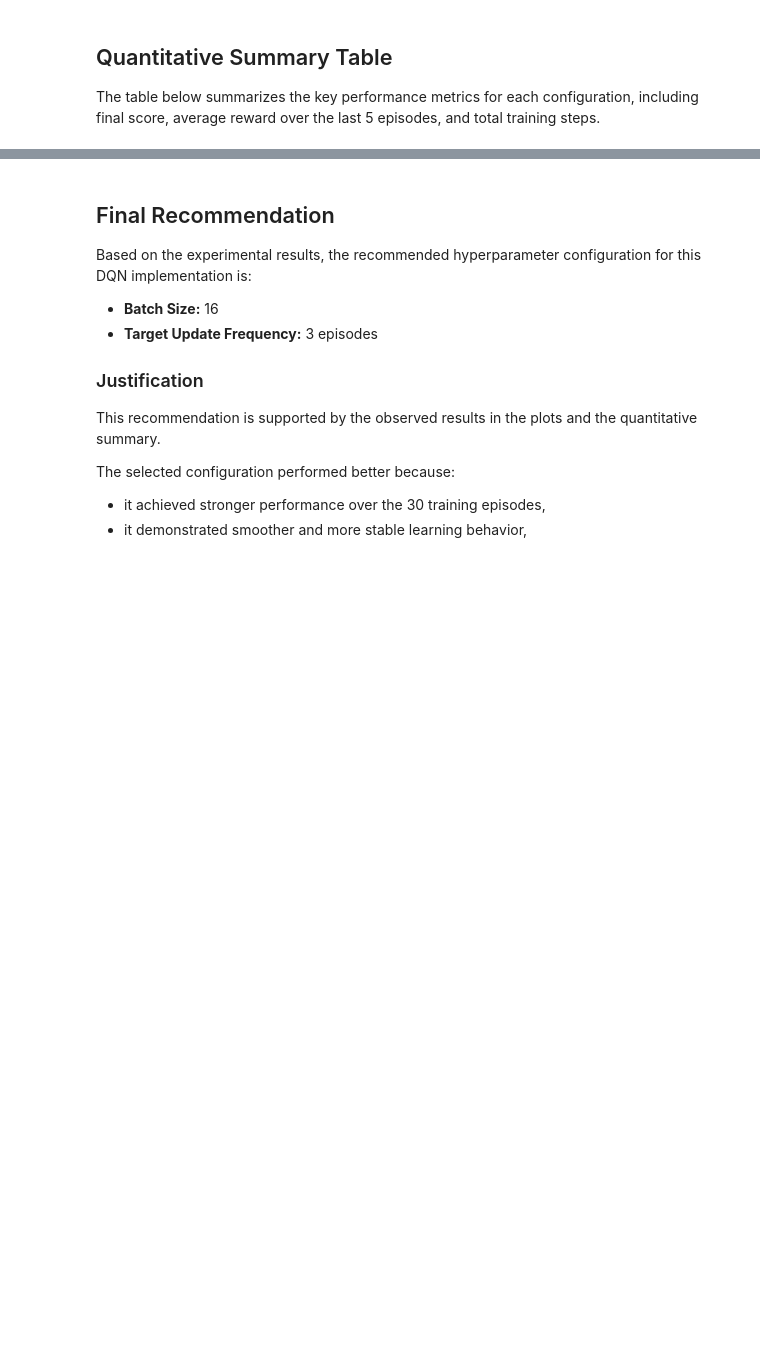
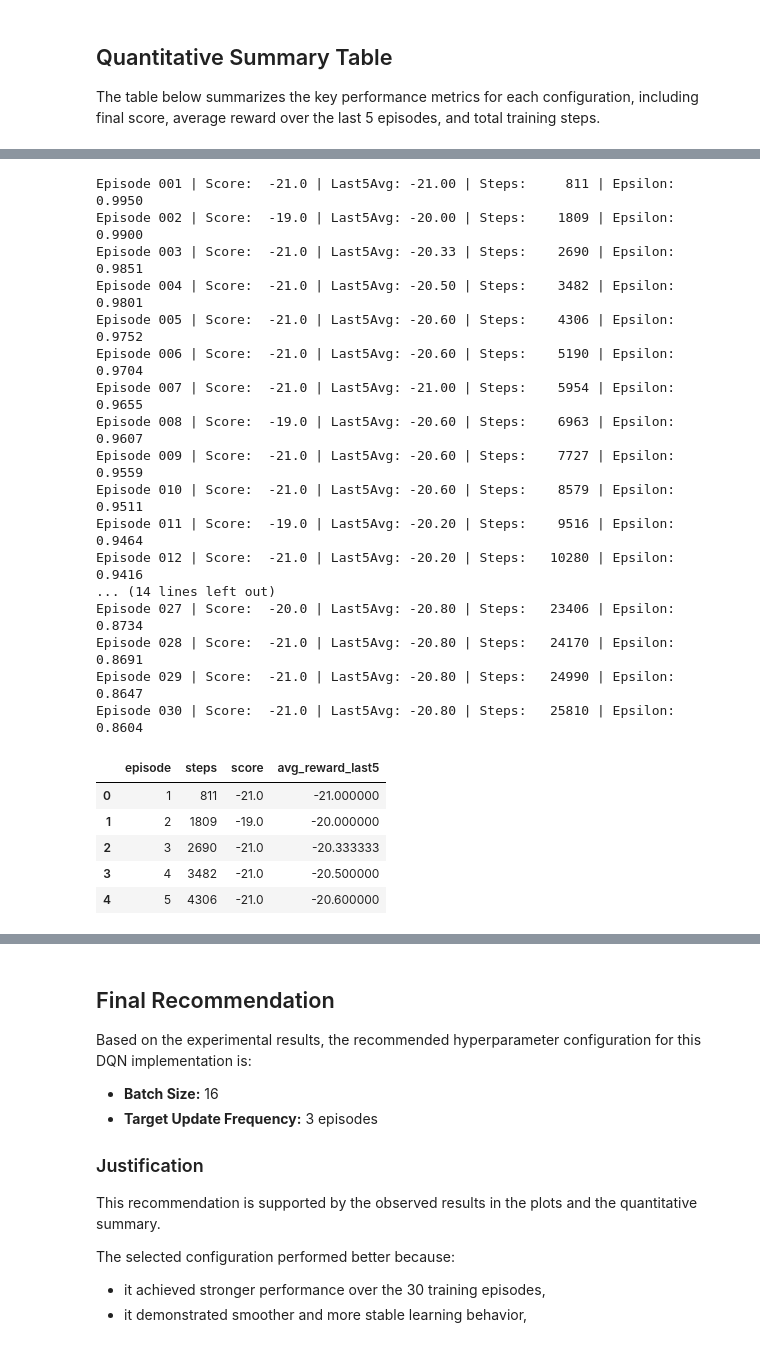
Before and after one commit to Albrightmaduka9053136/DQN_Assignment3, a Jupyter notebook: DQN_Assignment3.ipynb, the cells around one changed output, grey strips where cells are left out. Cells and saved outputs as stored; diff of their text form; code cells hidden in the pictures; blank space fills up the shorter version.

```diff
--- a/DQN_Assignment3.ipynb
+++ b/DQN_Assignment3.ipynb
@@ -829,0 +848,36 @@ summary_table
+# %%
+# Final combined configuration: Batch Size = 16, Target Update = 3
+
+final_config = base_config.copy()
+final_config["batch_size"] = 16
+final_config["target_update_episodes"] = 3
+
+final_output = runner.train(final_config, num_episodes=30)
+
+final_df = final_output["results_df"]
+
+final_df.head()
+# %% [output]
+Episode 001 | Score:  -21.0 | Last5Avg: -21.00 | Steps:     811 | Epsilon: 0.9950
+Episode 002 | Score:  -19.0 | Last5Avg: -20.00 | Steps:    1809 | Epsilon: 0.9900
+Episode 003 | Score:  -21.0 | Last5Avg: -20.33 | Steps:    2690 | Epsilon: 0.9851
+Episode 004 | Score:  -21.0 | Last5Avg: -20.50 | Steps:    3482 | Epsilon: 0.9801
+Episode 005 | Score:  -21.0 | Last5Avg: -20.60 | Steps:    4306 | Epsilon: 0.9752
+Episode 006 | Score:  -21.0 | Last5Avg: -20.60 | Steps:    5190 | Epsilon: 0.9704
+Episode 007 | Score:  -21.0 | Last5Avg: -21.00 | Steps:    5954 | Epsilon: 0.9655
+Episode 008 | Score:  -19.0 | Last5Avg: -20.60 | Steps:    6963 | Epsilon: 0.9607
+Episode 009 | Score:  -21.0 | Last5Avg: -20.60 | Steps:    7727 | Epsilon: 0.9559
+Episode 010 | Score:  -21.0 | Last5Avg: -20.60 | Steps:    8579 | Epsilon: 0.9511
+Episode 011 | Score:  -19.0 | Last5Avg: -20.20 | Steps:    9516 | Epsilon: 0.9464
+Episode 012 | Score:  -21.0 | Last5Avg: -20.20 | Steps:   10280 | Epsilon: 0.9416
+... (14 lines left out)
+Episode 027 | Score:  -20.0 | Last5Avg: -20.80 | Steps:   23406 | Epsilon: 0.8734
+Episode 028 | Score:  -21.0 | Last5Avg: -20.80 | Steps:   24170 | Epsilon: 0.8691
+Episode 029 | Score:  -21.0 | Last5Avg: -20.80 | Steps:   24990 | Epsilon: 0.8647
+Episode 030 | Score:  -21.0 | Last5Avg: -20.80 | Steps:   25810 | Epsilon: 0.8604
+|  | episode | steps | score | avg_reward_last5 |
+| 0 | 1 | 811 | -21.0 | -21.000000 |
+| 1 | 2 | 1809 | -19.0 | -20.000000 |
+| 2 | 3 | 2690 | -21.0 | -20.333333 |
+| 3 | 4 | 3482 | -21.0 | -20.500000 |
+| 4 | 5 | 4306 | -21.0 | -20.600000 |
```
Also changed, not shown: parts of 8 cells of this notebook, 5 other files.
